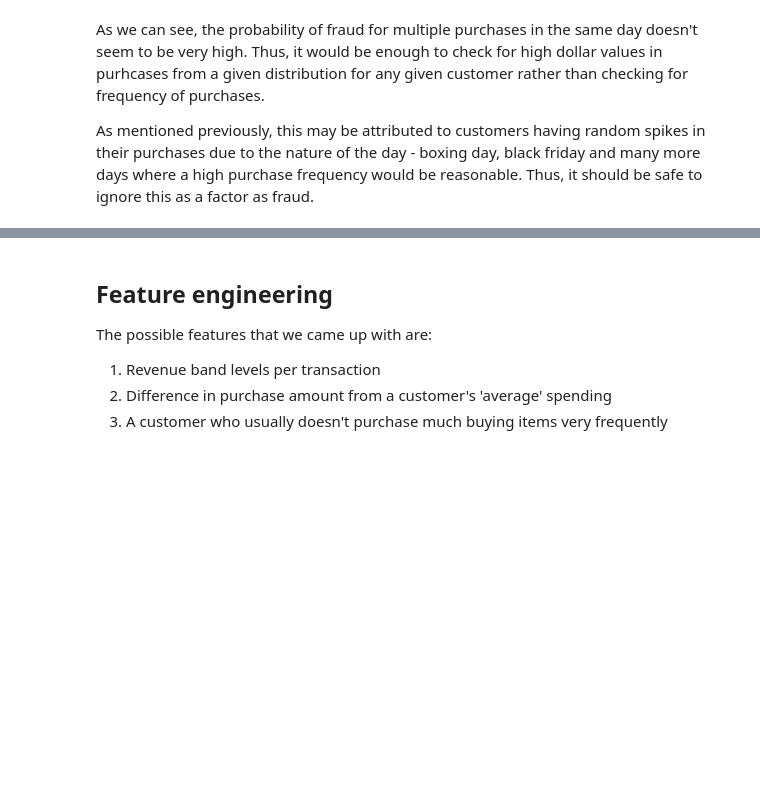
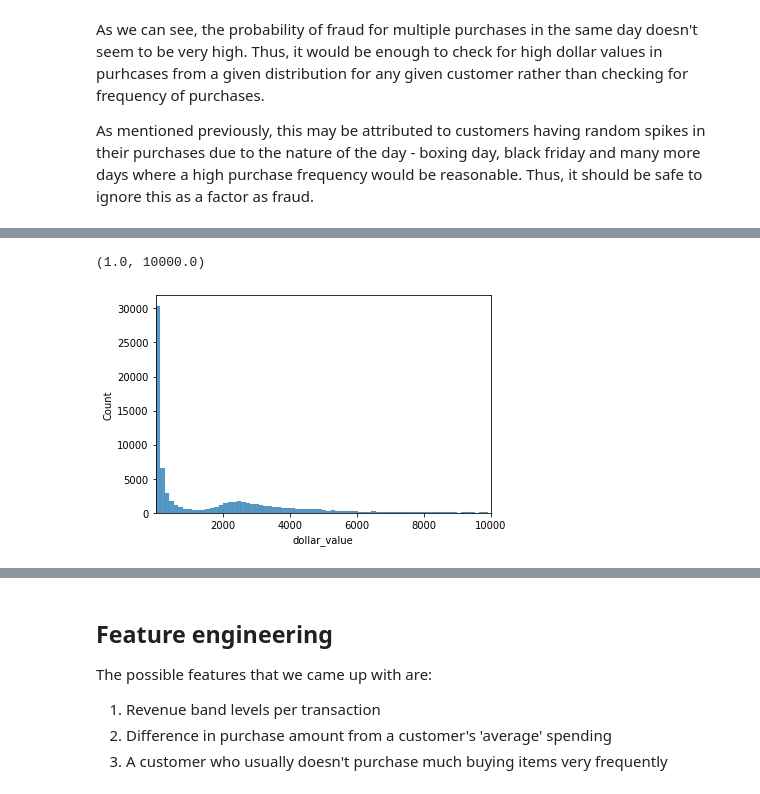
Before and after one commit to pommcuter/generic-buy-now-pay-later-project, a Jupyter notebook: notebooks/fraudAnalysis.ipynb, the cells around one changed output, grey strips where cells are left out. Drawn from its saved outputs; the diff is of its cells as text; code cells hidden in the pictures; blank space fills up the shorter version.

```diff
--- a/notebooks/fraudAnalysis.ipynb
+++ b/notebooks/fraudAnalysis.ipynb
@@ -420,0 +393,10 @@ As mentioned previously, this may be attributed to customers having random spike
+# %%
+x = fraud_data.select(F.col("dollar_value"))
+y = fraud_data.select(F.col("fraud_probability"))
+hist_data = fraud_data.select(F.col('dollar_value'), F.col('fraud_probability'))
+# %%
+hist_df = hist_data.toPandas()
+x_list = x.toPandas()['dollar_value'].values.tolist()
+y_list = y.toPandas()['fraud_probability'].values.tolist()
+# %%
+hist_df.dropna(inplace=True)
@@ -420,0 +423,7 @@ As mentioned previously, this may be attributed to customers having random spike
+# %%
+fig = sns.histplot(hist_df.dollar_value)
+
+fig.set_xlim(1, 10000) # We set limit since the majority of our dollar values are less than $10000
+# %% [output]
+(1.0, 10000.0)
+[figure, added]
```
Also changed, not shown: parts of 13 cells of this notebook.
